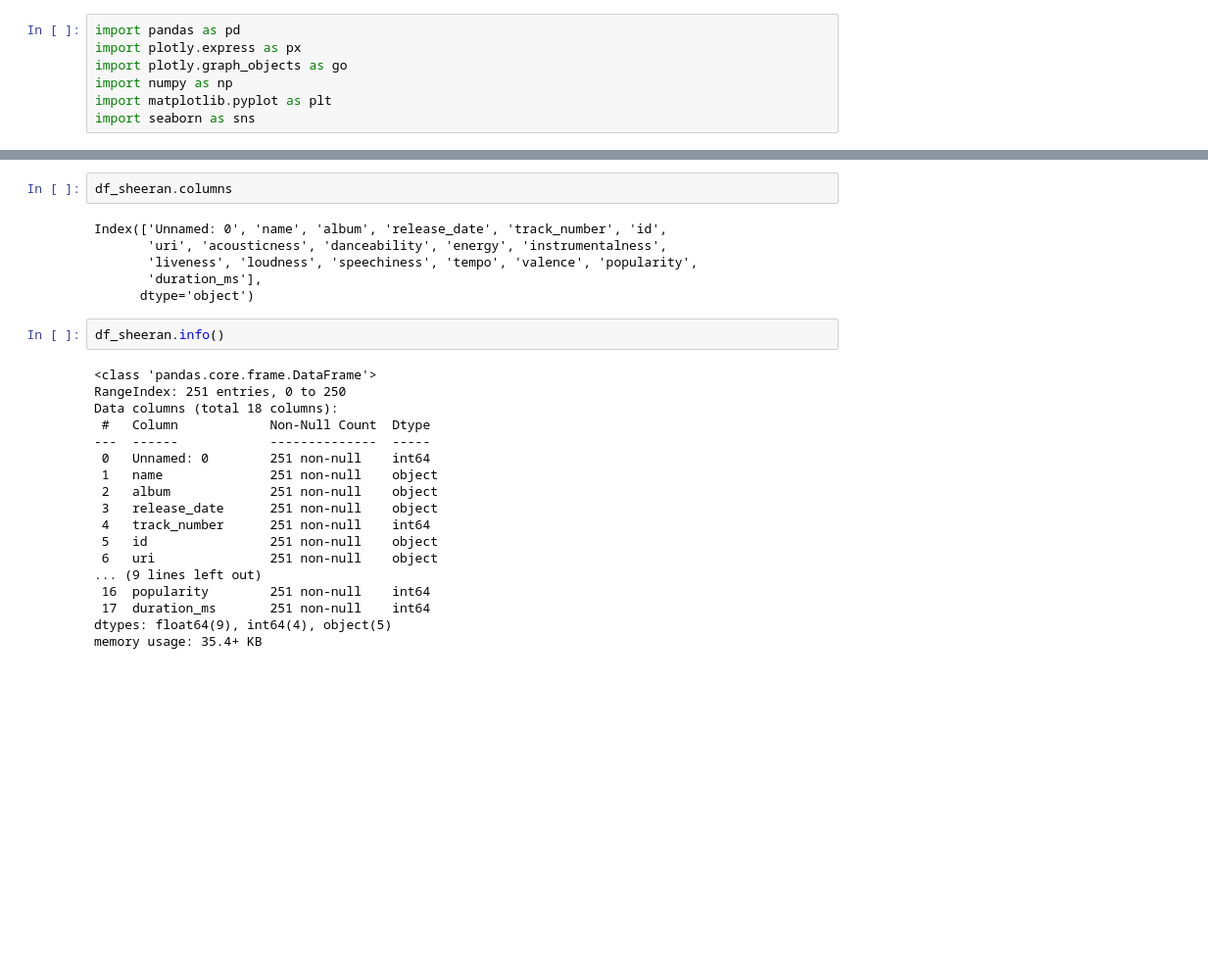
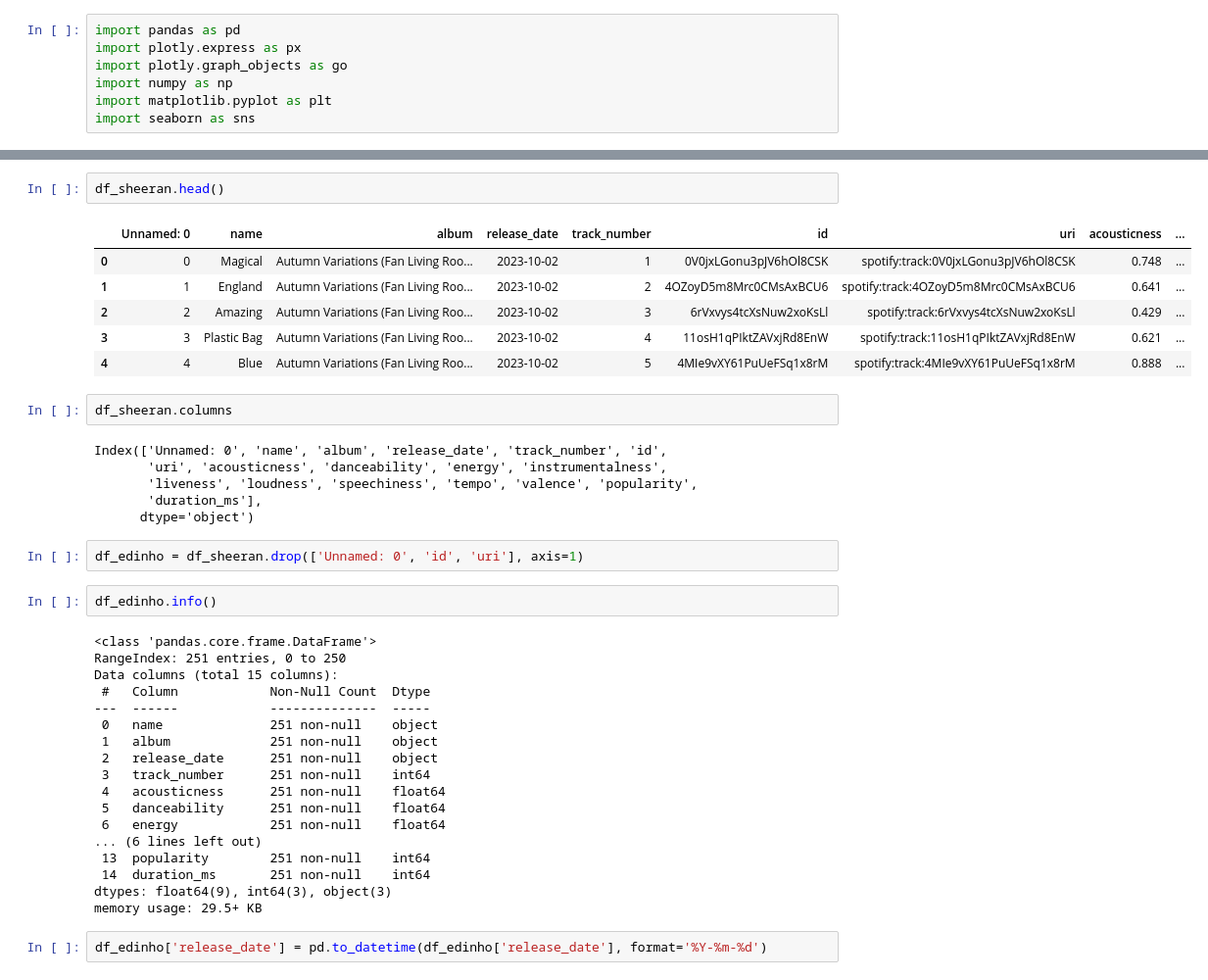
Before and after one commit to luiz-prado/analises_exploratorias, a Jupyter notebook: musicas_spotify/notebooks/eda_sheeran.ipynb, the cells around one changed output, grey strips where cells are left out. Shown at 98% size. Drawn from its saved outputs; the diff is of its cells as text; blank space fills up the shorter version.

```diff
--- a/musicas_spotify/notebooks/eda_sheeran.ipynb
+++ b/musicas_spotify/notebooks/eda_sheeran.ipynb
@@ -25,3 +10,12 @@ df_sheeran
+# %%
+df_sheeran.head()
+# %% [output]
+|  | Unnamed: 0 | name | album | release_date | track_number | id | uri | acousticness | ... |
+| 0 | 0 | Magical | Autumn Variations (Fan Living Roo... | 2023-10-02 | 1 | 0V0jxLGonu3pJV6hOl8CSK | spotify:track:0V0jxLGonu3pJV6hOl8CSK | 0.748 | ... |
+| 1 | 1 | England | Autumn Variations (Fan Living Roo... | 2023-10-02 | 2 | 4OZoyD5m8Mrc0CMsAxBCU6 | spotify:track:4OZoyD5m8Mrc0CMsAxBCU6 | 0.641 | ... |
+| 2 | 2 | Amazing | Autumn Variations (Fan Living Roo... | 2023-10-02 | 3 | 6rVxvys4tcXsNuw2xoKsLl | spotify:track:6rVxvys4tcXsNuw2xoKsLl | 0.429 | ... |
+| 3 | 3 | Plastic Bag | Autumn Variations (Fan Living Roo... | 2023-10-02 | 4 | 11osH1qPIktZAVxjRd8EnW | spotify:track:11osH1qPIktZAVxjRd8EnW | 0.621 | ... |
+| 4 | 4 | Blue | Autumn Variations (Fan Living Roo... | 2023-10-02 | 5 | 4MIe9vXY61PuUeFSq1x8rM | spotify:track:4MIe9vXY61PuUeFSq1x8rM | 0.888 | ... |
 # %%
 df_sheeran.columns
 # %% [output]
@@ -30,23 +24,27 @@ Index(['Unnamed: 0', 'name', 'album', 'release_date', 'track_number', 'id',
        'liveness', 'loudness', 'speechiness', 'tempo', 'valence', 'popularity',
        'duration_ms'],
       dtype='object')
+# %%
+df_edinho = df_sheeran.drop(['Unnamed: 0', 'id', 'uri'], axis=1)
 # %%
-df_sheeran.info()
+df_edinho.info()
 # %% [output]
 <class 'pandas.core.frame.DataFrame'>
 RangeIndex: 251 entries, 0 to 250
-Data columns (total 18 columns):
+Data columns (total 15 columns):
  #   Column            Non-Null Count  Dtype
 ---  ------            --------------  -----
- 0   Unnamed: 0        251 non-null    int64
- 1   name              251 non-null    object
- 2   album             251 non-null    object
- 3   release_date      251 non-null    object
- 4   track_number      251 non-null    int64
- 5   id                251 non-null    object
- 6   uri               251 non-null    object
-... (9 lines left out)
- 16  popularity        251 non-null    int64
- 17  duration_ms       251 non-null    int64
-dtypes: float64(9), int64(4), object(5)
-memory usage: 35.4+ KB
+ 0   name              251 non-null    object
+ 1   album             251 non-null    object
+ 2   release_date      251 non-null    object
+ 3   track_number      251 non-null    int64
+ 4   acousticness      251 non-null    float64
+ 5   danceability      251 non-null    float64
+ 6   energy            251 non-null    float64
+... (6 lines left out)
+ 13  popularity        251 non-null    int64
+ 14  duration_ms       251 non-null    int64
+dtypes: float64(9), int64(3), object(3)
+memory usage: 29.5+ KB
+# %%
+df_edinho['release_date'] = pd.to_datetime(df_edinho['release_date'], format='%Y-%m-%d')
```
Also changed, not shown: parts of 9 cells of this notebook, 3 other files.
